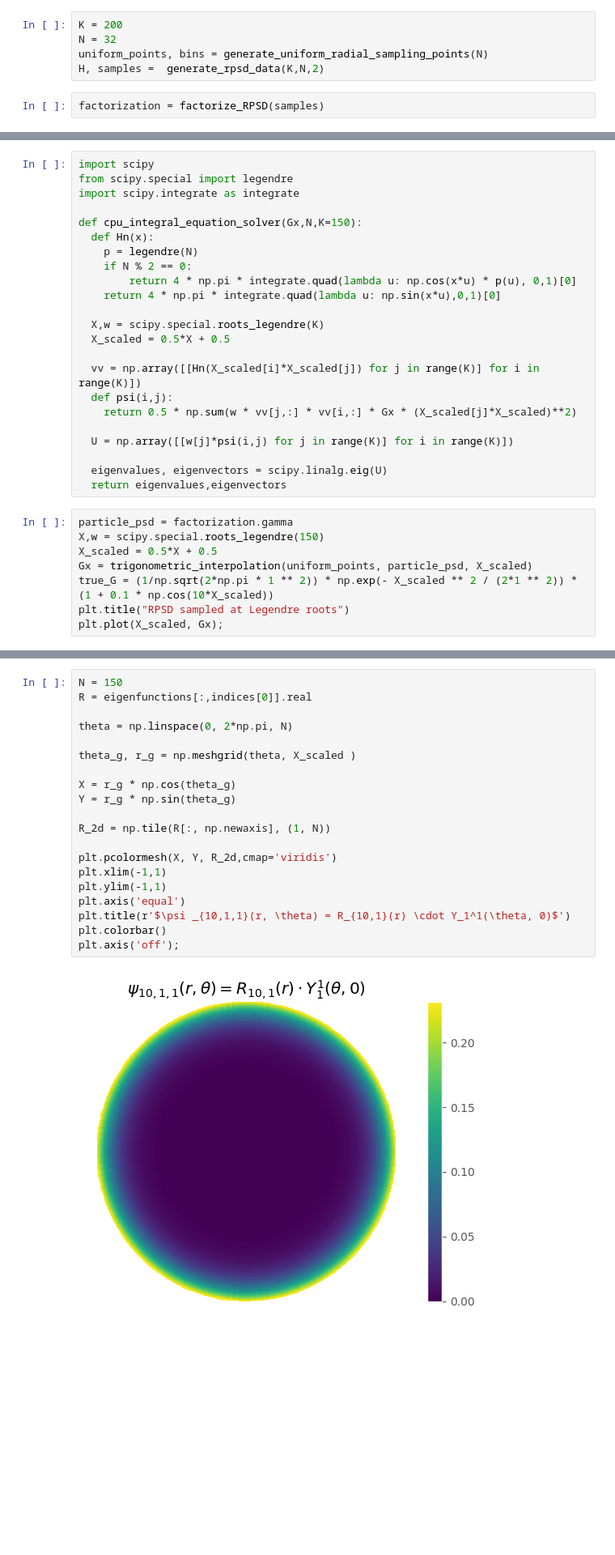
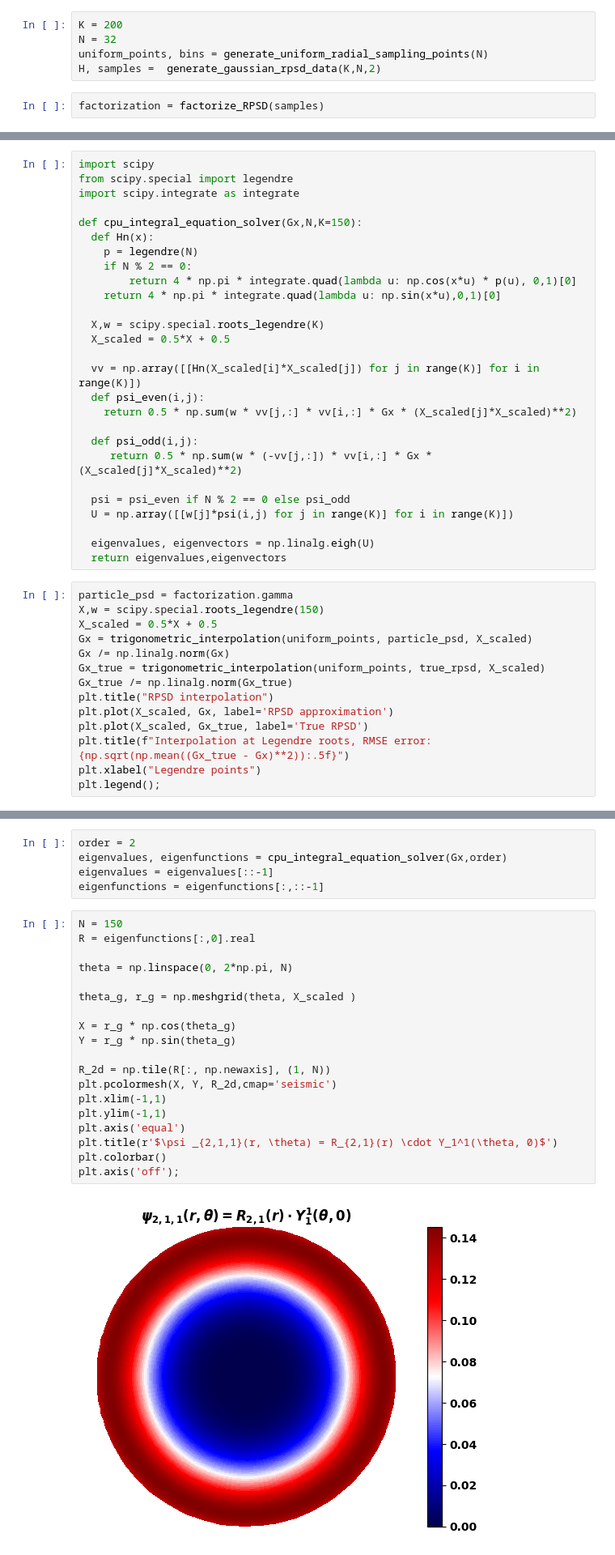
Before and after one commit to oppositecategory/3D_KLT, a Jupyter notebook: notebooks/simulation.ipynb, the cells around one changed output, grey strips where cells are left out. Shown at 81% size. Cells and saved outputs as stored; diff of their text form; blank space fills up the shorter version.

Commit message:
- Evaluaed interpolation results - Checked decay of eigenvalues - Tested orthogonality of eigenfunctions

```diff
--- a/notebooks/simulation.ipynb
+++ b/notebooks/simulation.ipynb
@@ -25,7 +38,7 @@ plt.style.use('ggplot')
 K = 200
 N = 32
 uniform_points, bins = generate_uniform_radial_sampling_points(N)
-H, samples =  generate_rpsd_data(K,N,2)
+H, samples =  generate_gaussian_rpsd_data(K,N,2)
 # %%
 factorization = factorize_RPSD(samples)
 # %%
@@ -82,19 +101,29 @@ def cpu_integral_equation_solver(Gx,N,K=150):
   X_scaled = 0.5*X + 0.5
 
   vv = np.array([[Hn(X_scaled[i]*X_scaled[j]) for j in range(K)] for i in range(K)])
-  def psi(i,j):
+  def psi_even(i,j):
     return 0.5 * np.sum(w * vv[j,:] * vv[i,:] * Gx * (X_scaled[j]*X_scaled)**2)
 
+  def psi_odd(i,j):
+     return 0.5 * np.sum(w * (-vv[j,:]) * vv[i,:] * Gx * (X_scaled[j]*X_scaled)**2)
+
+  psi = psi_even if N % 2 == 0 else psi_odd
   U = np.array([[w[j]*psi(i,j) for j in range(K)] for i in range(K)])
 
-  eigenvalues, eigenvectors = scipy.linalg.eig(U)
+  eigenvalues, eigenvectors = np.linalg.eigh(U)
   return eigenvalues,eigenvectors
 # %%
 particle_psd = factorization.gamma
 X,w = scipy.special.roots_legendre(150)
 X_scaled = 0.5*X + 0.5
 Gx = trigonometric_interpolation(uniform_points, particle_psd, X_scaled)
-true_G = (1/np.sqrt(2*np.pi * 1 ** 2)) * np.exp(- X_scaled ** 2 / (2*1 ** 2)) * (1 + 0.1 * np.cos(10*X_scaled))
-plt.title("RPSD sampled at Legendre roots")
-plt.plot(X_scaled, Gx);
+Gx /= np.linalg.norm(Gx)
+Gx_true = trigonometric_interpolation(uniform_points, true_rpsd, X_scaled)
+Gx_true /= np.linalg.norm(Gx_true)
+plt.title("RPSD interpolation")
+plt.plot(X_scaled, Gx, label='RPSD approximation')
+plt.plot(X_scaled, Gx_true, label='True RPSD')
+plt.title(f"Interpolation at Legendre roots, RMSE error: {np.sqrt(np.mean((Gx_true - Gx)**2)):.5f}")
+plt.xlabel("Legendre points")
+plt.legend();
 # %% [output]
@@ -137,22 +272,26 @@ We cana fix $\phi=0$ and plot the eigenfunction up to a constant.
+# %%
+order = 2
+eigenvalues, eigenfunctions = cpu_integral_equation_solver(Gx,order)
+eigenvalues = eigenvalues[::-1]
+eigenfunctions = eigenfunctions[:,::-1]
 # %%
 N = 150
-R = eigenfunctions[:,indices[0]].real
+R = eigenfunctions[:,0].real
 
 theta = np.linspace(0, 2*np.pi, N)
 
 theta_g, r_g = np.meshgrid(theta, X_scaled )
 
 X = r_g * np.cos(theta_g)
 Y = r_g * np.sin(theta_g)
 
 R_2d = np.tile(R[:, np.newaxis], (1, N))
-
-plt.pcolormesh(X, Y, R_2d,cmap='viridis')
+plt.pcolormesh(X, Y, R_2d,cmap='seismic')
 plt.xlim(-1,1)
 plt.ylim(-1,1)
 plt.axis('equal')
-plt.title(r'$\psi _{10,1,1}(r, \theta) = R_{10,1}(r) \cdot Y_1^1(\theta, 0)$')
+plt.title(r'$\psi _{2,1,1}(r, \theta) = R_{2,1}(r) \cdot Y_1^1(\theta, 0)$')
 plt.colorbar()
 plt.axis('off');
 # %% [output]
-[figure, old version]
+[figure, new version]
```
Also changed, not shown: parts of 25 cells of this notebook.
